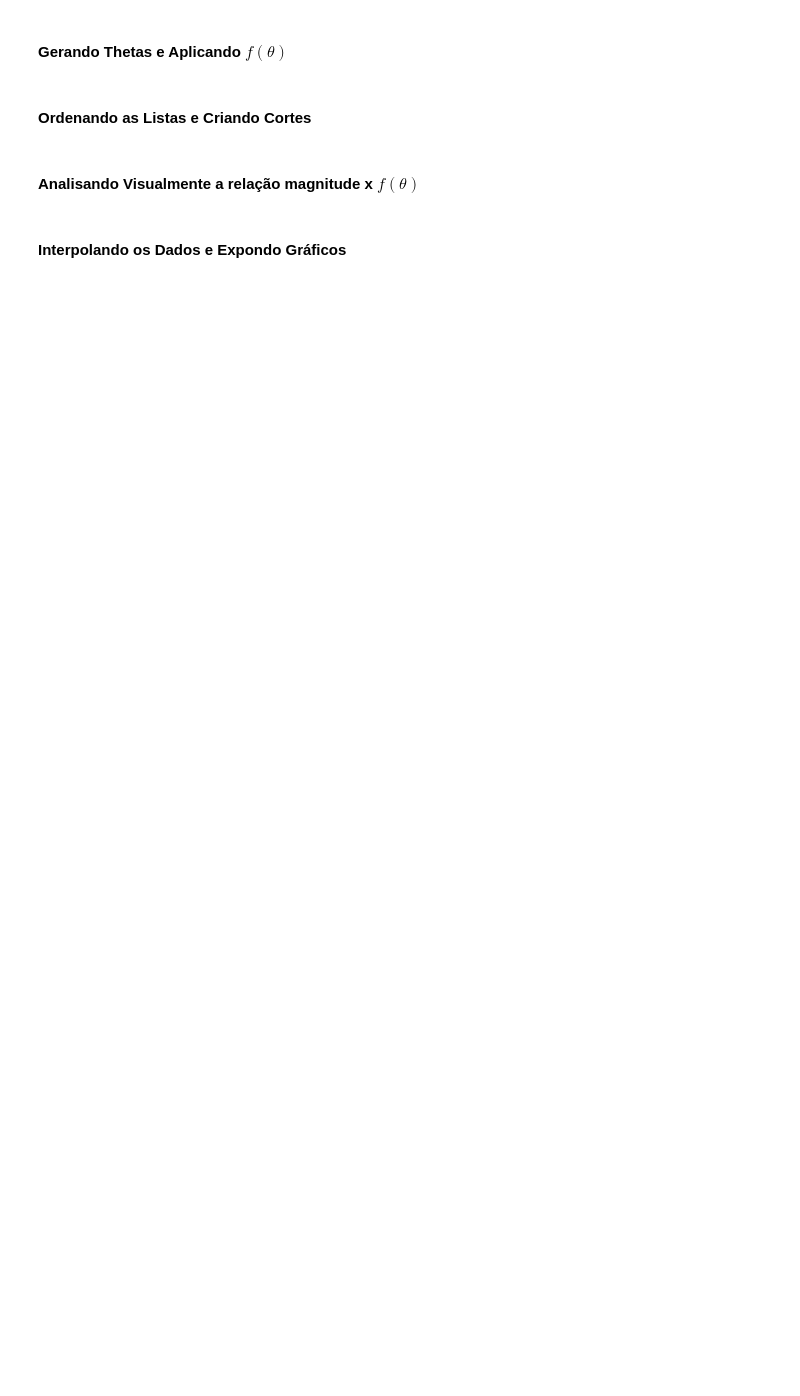
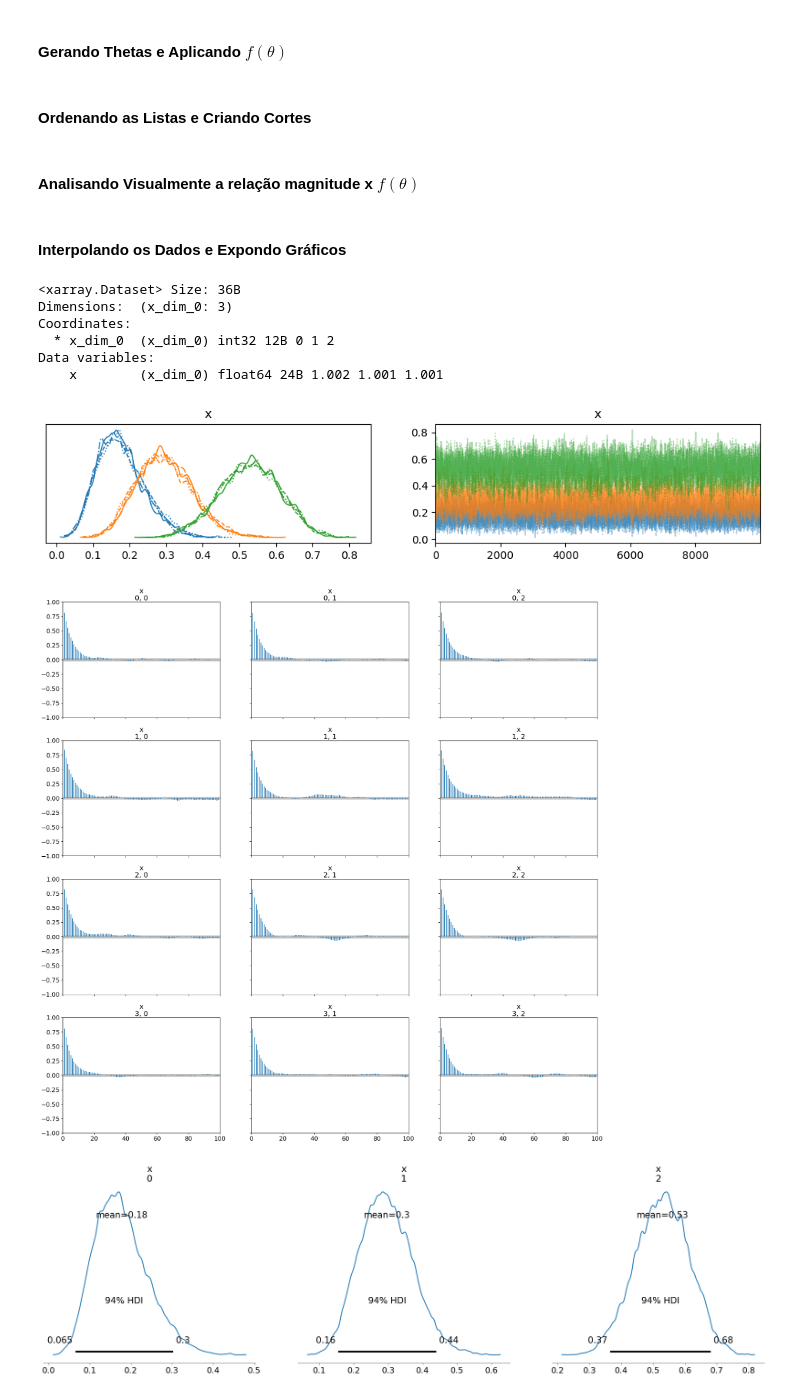
Before and after one commit to AlexandreBJunqueira/MAP-2212, a Jupyter notebook: EP 05/EP05.ipynb, the cells around one changed output. Saved outputs shown, nothing was run; the diff lists cells and outputs as text; code cells hidden in the pictures; blank space fills up the shorter version.

```diff
--- a/EP 05/EP05.ipynb
+++ b/EP 05/EP05.ipynb
@@ -12,9 +12,8 @@ import time
 # %%
 n = 10**4 # Número de vetores thetas
 k = 10**1 # Número de bins
-m = 4 # Dimensionalidade
+m = 3 # Dimensionalidade
 x = np.random.randint(0, 11, m) # Vetor x
 y = np.random.randint(0, 11, m) # Vetor y
 
 alfa = x + y # Vetor Alfa = Vetor x + Vetor y
-print(alfa)
@@ -197,3 +194,58 @@ fig.update_layout(title='Resultados da Interpolação PCHIP',
                   plot_bgcolor='rgba(0,0,0,0)') # Define a cor de fundo do plot
 
 fig.show()
+# %%
+def gera_dir(alfa, n):
+
+    thetas = np.array([np.array([1]*m)/m for _ in range(n)])
+    M = cria_cov(alfa)
+
+    p = np.random.multivariate_normal([0]*(m - 1), M,size=n)  # gera da Normal Multivariada
+    b = np.random.uniform(0,1,size=n)
+    dir=met_ac(thetas,p,b,alfa)
+
+    return dir
+
+def gerar_multiplas_cadeias(alfa, n, num_chains):
+    cadeias = []
+    for _ in range(num_chains):
+        cadeia = gera_dir(alfa, n)
+        cadeias.append(cadeia)
+
+    return cadeias
+
+# Exemplo de uso:
+n = 10**4  # Número de amostras em cada cadeia
+num_chains = 4  # Número de cadeias
+
+# Gerar múltiplas cadeias
+cadeias = gerar_multiplas_cadeias(alfa, n, num_chains)
+
+# Converter para um formato adequado para ArviZ
+# ArviZ espera que as cadeias estejam em um array com a forma (num_chains, num_samples, num_params)
+cadeias_array = np.array(cadeias)
+
+# Calcular R-hat usando ArviZ
+trace = az.convert_to_inference_data(cadeias_array)
+rhat = az.rhat(trace)
+print(rhat)
+
+# Visualizar trace plots e outras análises
+az.plot_trace(trace)
+plt.show()
+
+az.plot_autocorr(trace)
+plt.show()
+
+az.plot_posterior(trace)
+plt.show()
+# %% [output]
+<xarray.Dataset> Size: 36B
+Dimensions:  (x_dim_0: 3)
+Coordinates:
+  * x_dim_0  (x_dim_0) int32 12B 0 1 2
+Data variables:
+    x        (x_dim_0) float64 24B 1.002 1.001 1.001
+[figure, added]
+[figure, added]
+[figure, added]
```
Also changed, not shown: parts of 5 cells of this notebook, 2 other files.
